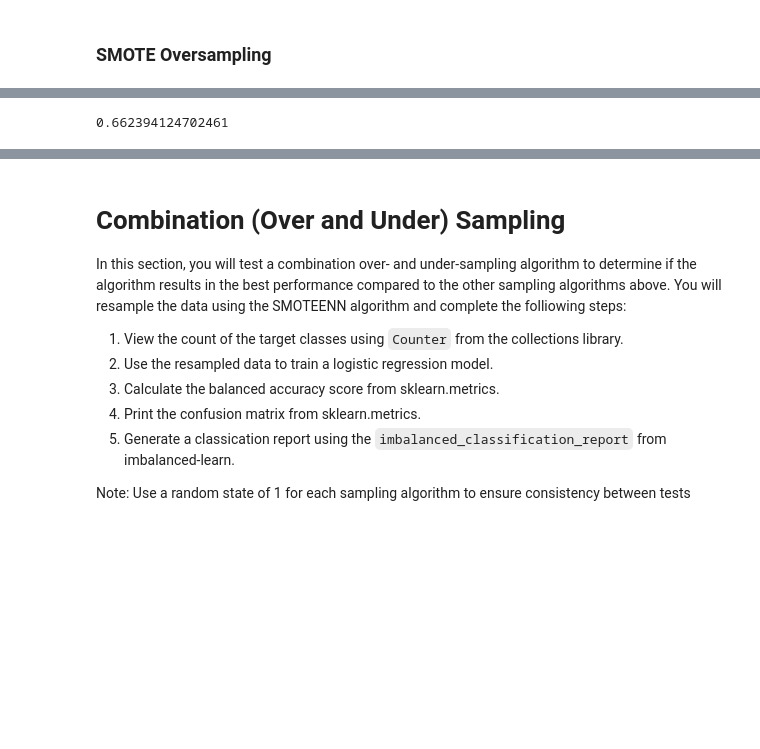
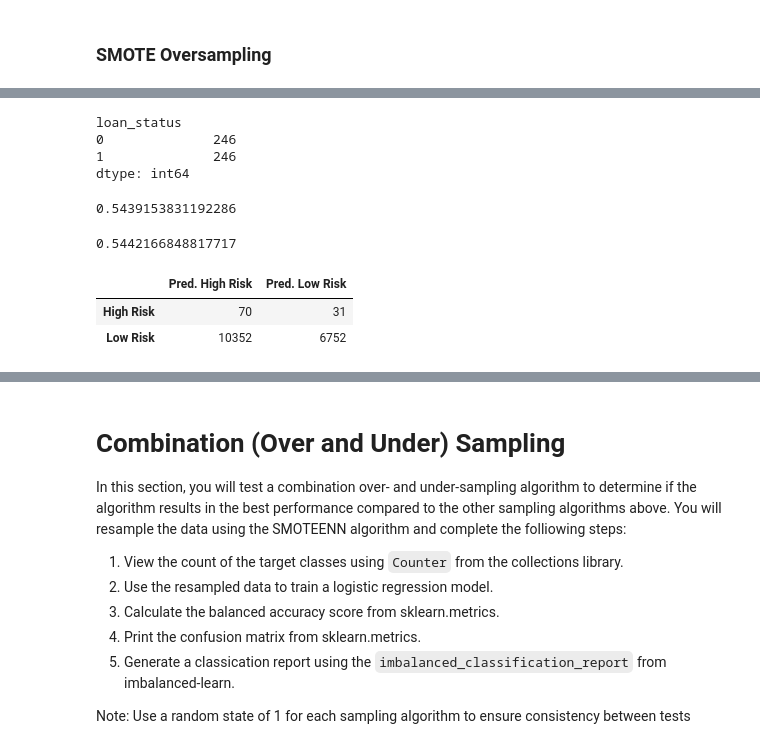
Before and after one commit to iiiGraham/Credit_Risk_Analysis, a Jupyter notebook: credit_risk_resampling.ipynb, the cells around one changed output, grey strips where cells are left out. Saved outputs shown, nothing was run; the diff lists cells and outputs as text; code cells hidden in the pictures; blank space fills up the shorter version.

```diff
--- a/credit_risk_resampling.ipynb
+++ b/credit_risk_resampling.ipynb
@@ -322,8 +348,43 @@ LogisticRegression(random_state=1)
+# %%
+# Resample the data using the ClusterCentroids resampler
+# Warning: This is a large dataset, and this step may take some time to complete
+from imblearn.under_sampling import ClusterCentroids
+cc = ClusterCentroids(random_state=1)
+X_resampled, y_resampled = cc.fit_resample(X_train, y_train)
+# %%
+# check undersampling counts
+y_resampled.value_counts()
+# %% [output]
+loan_status
+0              246
+1              246
+dtype: int64
+# %%
+# Train the Logistic Regression model using the resampled data
+model_CC = LogisticRegression(solver='lbfgs', random_state=1)
+model_CC.fit(X_resampled, y_resampled)
+
+# calculate predictions
+y_pred_CC = model_CC.predict(X_test)
+# %%
+# Calculated the balanced accuracy score
+balanced_accuracy_score(y_test, y_pred_CC)
+# %% [output]
+0.5439153831192286
 # %%
 # Calculated the balanced accuracy score
-# YOUR CODE HERE
+balanced_accuracy_score()
 # %% [output]
-0.662394124702461
+0.5442166848817717
+# %%
+# Display the confusion matrix
+cm = confusion_matrix(y_test, y_pred_CC)
+cm_df = pd.DataFrame(cm, index=['High Risk', 'Low Risk'], columns=['Pred. High Risk', 'Pred. Low Risk'])
+cm_df
+# %% [output]
+|  | Pred. High Risk | Pred. Low Risk |
+| High Risk | 70 | 31 |
+| Low Risk | 10352 | 6752 |
 # %%
 # Display the confusion matrix
 # YOUR CODE HERE
```
Also changed, not shown: parts of 28 cells of this notebook, 9 other files.
